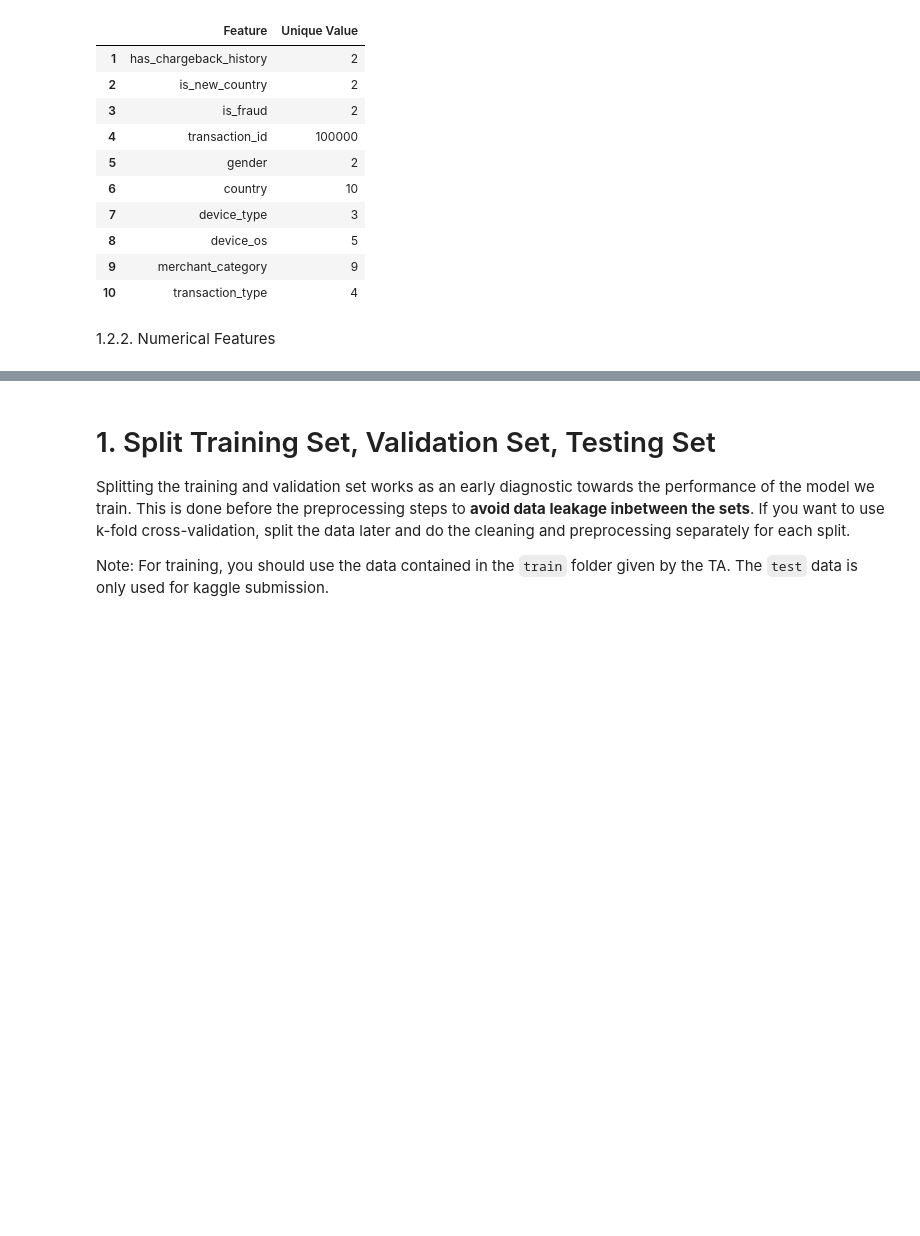
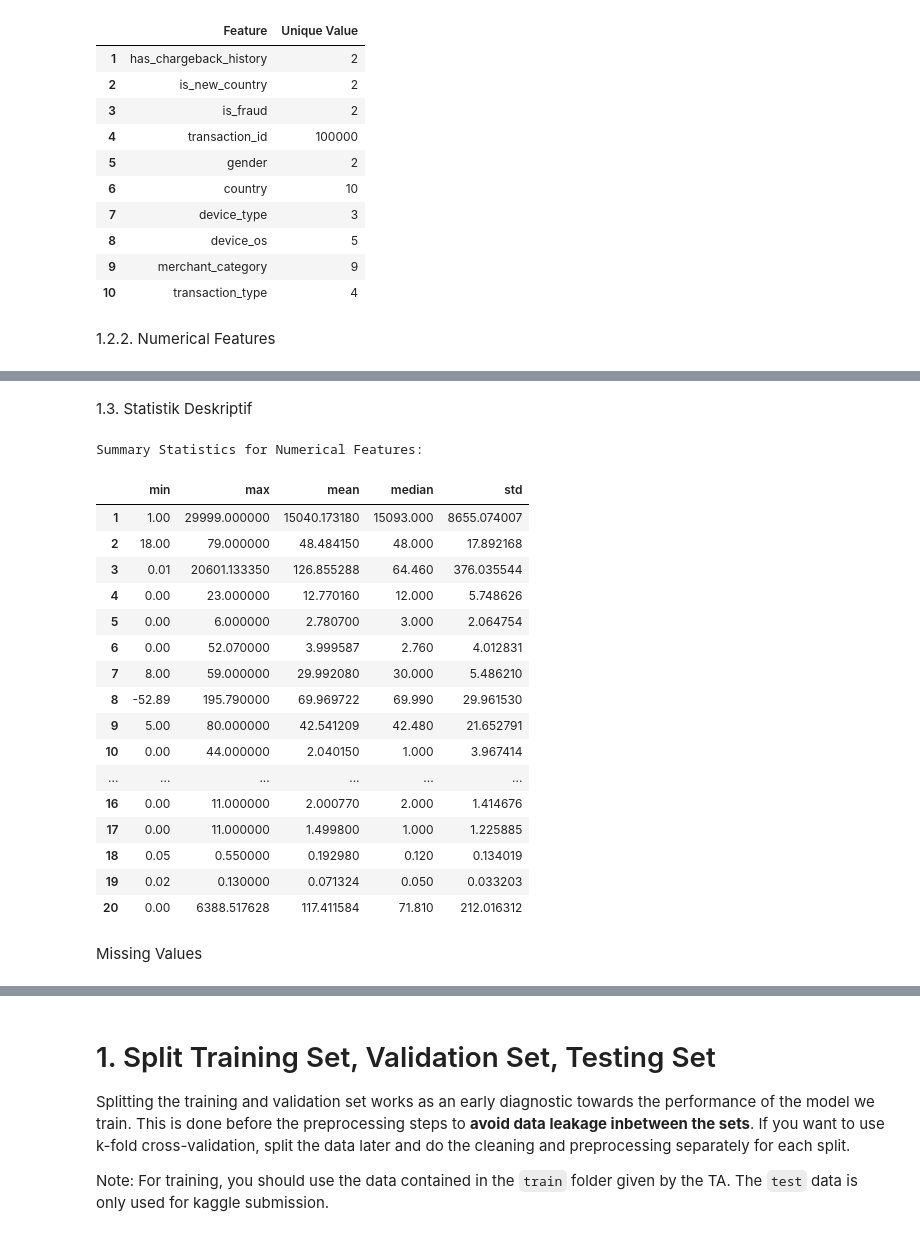
Before and after one commit to wiijaakk/IF3070_Tubes2_AbyuDAIya-Ganbatte, a Jupyter notebook: IF3070 Dasar Artificial Intelligence _ Tugas Besar 2 Notebook.ipynb, the cells around one changed output, grey strips where cells are left out. Cells and saved outputs as stored; diff of their text form; code cells hidden in the pictures; blank space fills up the shorter version.

Commit message:
add: statistic descriptive

```diff
--- a/IF3070 Dasar Artificial Intelligence _ Tugas Besar 2 Notebook.ipynb
+++ b/IF3070 Dasar Artificial Intelligence _ Tugas Besar 2 Notebook.ipynb
@@ -286,0 +331,32 @@ NameError: name 'numerical_features' is not defined
+# %% [markdown]
+1.3. Statistik Deskriptif
+# %%
+# Summary statistics for numerical features
+summary_stats = df[numerical_features].describe().transpose()
+summary_stats = summary_stats[['min', 'max', 'mean', '50%', 'std']]
+summary_stats.rename(columns={'50%': 'median'}, inplace=True)
+summary_stats.index = range(1, len(summary_stats) + 1)
+
+print("Summary Statistics for Numerical Features:")
+summary_stats
+# %% [output]
+Summary Statistics for Numerical Features:
+|  | min | max | mean | median | std |
+| 1 | 1.00 | 29999.000000 | 15040.173180 | 15093.000 | 8655.074007 |
+| 2 | 18.00 | 79.000000 | 48.484150 | 48.000 | 17.892168 |
+| 3 | 0.01 | 20601.133350 | 126.855288 | 64.460 | 376.035544 |
+| 4 | 0.00 | 23.000000 | 12.770160 | 12.000 | 5.748626 |
+| 5 | 0.00 | 6.000000 | 2.780700 | 3.000 | 2.064754 |
+| 6 | 0.00 | 52.070000 | 3.999587 | 2.760 | 4.012831 |
+| 7 | 8.00 | 59.000000 | 29.992080 | 30.000 | 5.486210 |
+| 8 | -52.89 | 195.790000 | 69.969722 | 69.990 | 29.961530 |
+| 9 | 5.00 | 80.000000 | 42.541209 | 42.480 | 21.652791 |
+| 10 | 0.00 | 44.000000 | 2.040150 | 1.000 | 3.967414 |
+| ... | ... | ... | ... | ... | ... |
+| 16 | 0.00 | 11.000000 | 2.000770 | 2.000 | 1.414676 |
+| 17 | 0.00 | 11.000000 | 1.499800 | 1.000 | 1.225885 |
+| 18 | 0.05 | 0.550000 | 0.192980 | 0.120 | 0.134019 |
+| 19 | 0.02 | 0.130000 | 0.071324 | 0.050 | 0.033203 |
+| 20 | 0.00 | 6388.517628 | 117.411584 | 71.810 | 212.016312 |
+# %% [markdown]
+Missing Values
```
Also changed, not shown: parts of 7 cells of this notebook.
